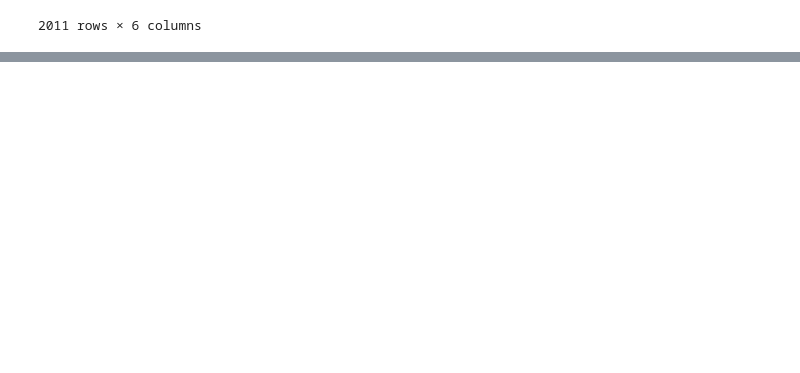
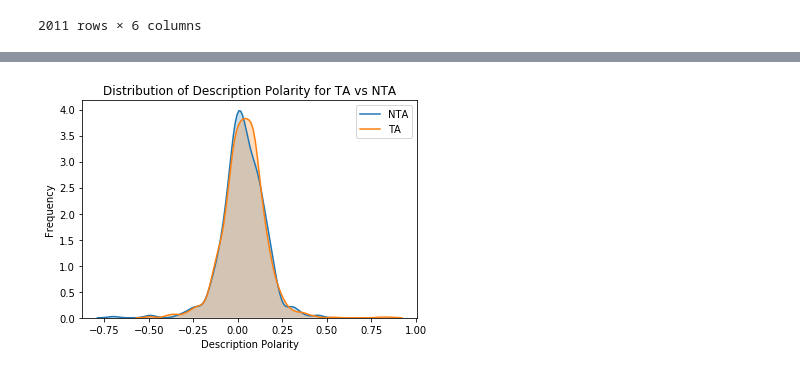
Before and after one commit to h-parker/AITA_classifier, a Jupyter notebook: nlp&eda.ipynb, the cells around one changed output, grey strips where cells are left out. Saved outputs shown, nothing was run; the diff lists cells and outputs as text; code cells hidden in the pictures; blank space fills up the shorter version.

```diff
--- a/nlp&eda.ipynb
+++ b/nlp&eda.ipynb
@@ -31,0 +110,13 @@ data
+# %%
+data['desc_pol'] = data['description'].apply(lambda x: sentiment_analysis(x))
+data['desc_subj'] = data['description'].apply(lambda x: sentiment_analysis(x, polarity=False))
+# %%
+ax = sns.kdeplot(data[['desc_pol', 'judgement']][data['judgement'] == 1]['desc_pol'], shade = True, label="NTA")
+ax = sns.kdeplot(data[['desc_pol', 'judgement']][data['judgement'] == 0]['desc_pol'], shade = True, label="TA")
+ax.set_xlabel('Description Polarity')
+ax.set_ylabel('Frequency')
+ax.set_title('Distribution of Description Polarity for TA vs NTA')
+
+fig = ax.get_figure()
+# %% [output]
+[figure, added]
```
Also changed, not shown: parts of 38 cells of this notebook, 1 other file.
